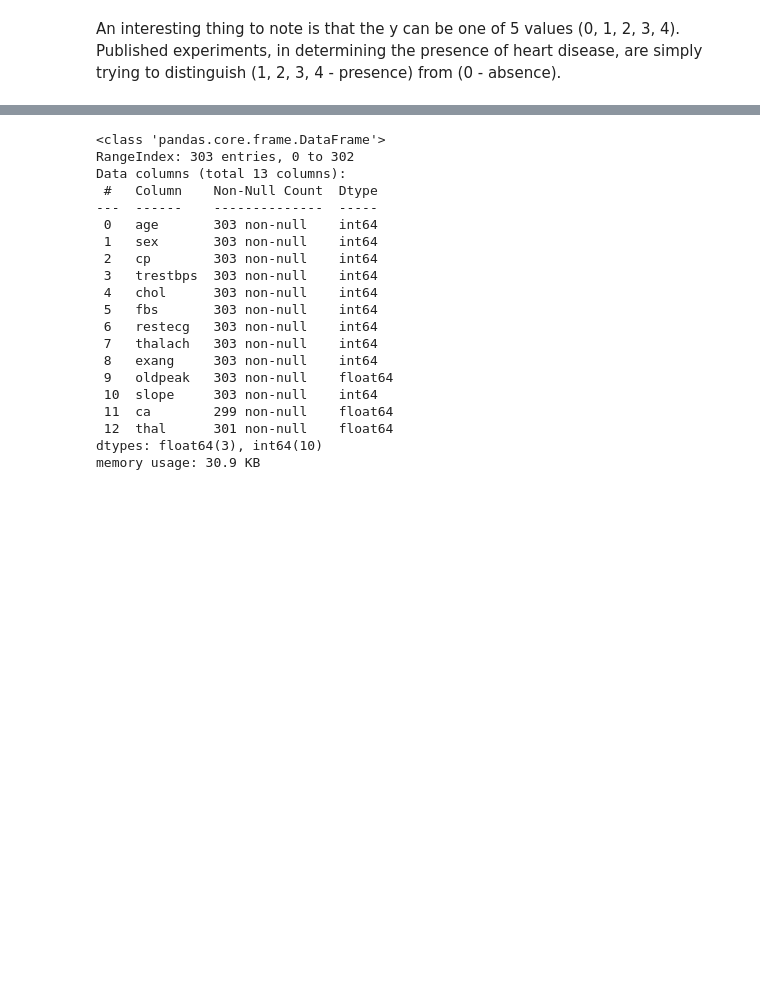
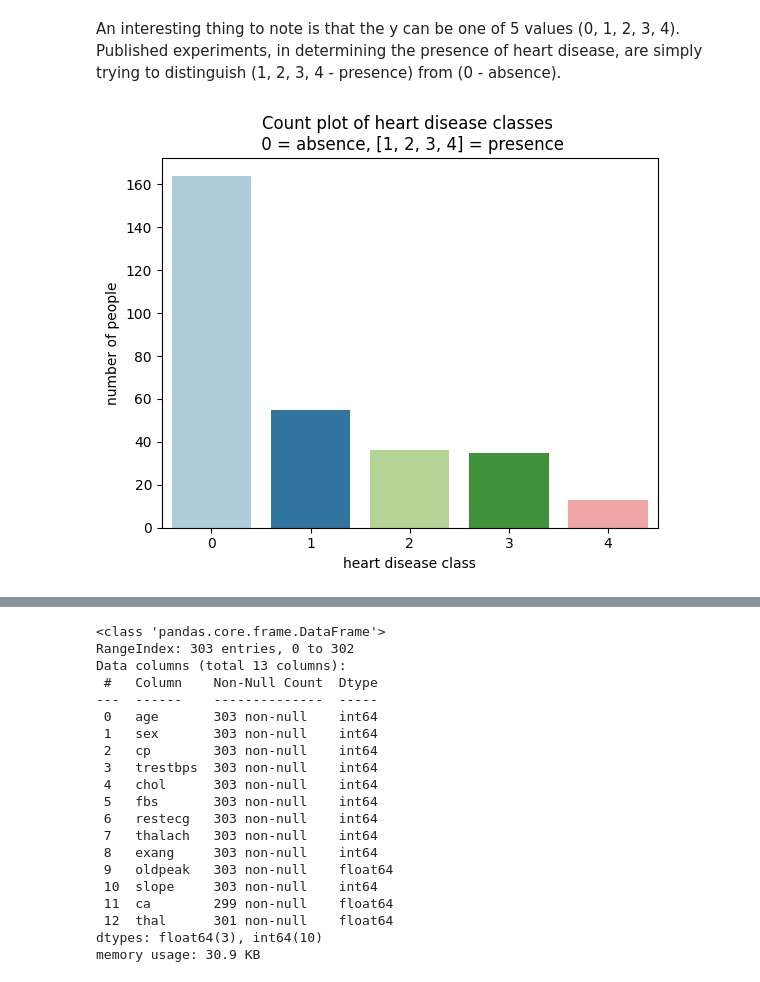
Before and after one commit to tamisha-s/heart-disease-prediction, a Jupyter notebook: heart_disease_analysis.ipynb, the cells around one changed output, grey strips where cells are left out. Drawn from its saved outputs; the diff is of its cells as text; code cells hidden in the pictures; blank space fills up the shorter version.

```diff
--- a/heart_disease_analysis.ipynb
+++ b/heart_disease_analysis.ipynb
@@ -61,3 +79,12 @@ y.head()
 ## Exploratory Data Analysis
 # %% [markdown]
 An interesting thing to note is that the y can be one of 5 values (0, 1, 2, 3, 4). Published experiments, in determining the presence of heart disease, are simply trying to distinguish (1, 2, 3, 4 - presence) from (0 - absence).
+# %%
+# first, visualizing the old classes
+sns.countplot(y, x='num')
+plt.title("Count plot of heart disease classes \n 0 = absence, [1, 2, 3, 4] = presence")
+plt.xlabel("heart disease class")
+plt.ylabel("number of people")
+plt.show()
+# %% [output]
+[figure, added]
```
Also changed, not shown: parts of 9 cells of this notebook, 5 other files.
